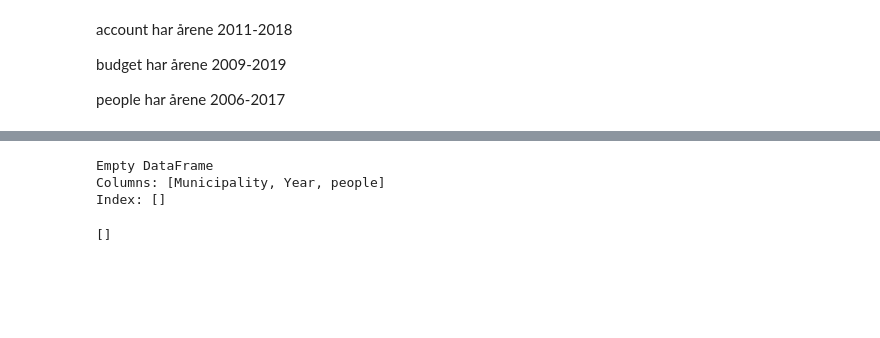
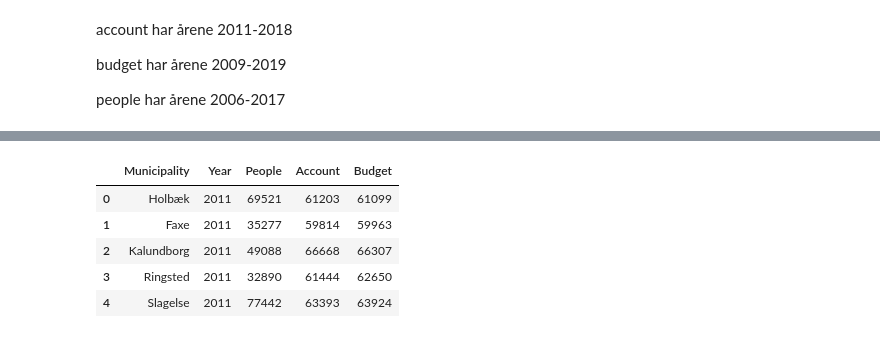
Before and after one commit to s-corfixen/projects-2019-snake-on-3310, a Jupyter notebook: Project/ny project.ipynb, the cells around one changed output, grey strips where cells are left out. Saved outputs shown, nothing was run; the diff lists cells and outputs as text; code cells hidden in the pictures; blank space fills up the shorter version.

```diff
--- a/Project/ny project.ipynb
+++ b/Project/ny project.ipynb
@@ -105,10 +45,11 @@ memory usage: 21.4+ KB
-# %%
-print(people[people["Municipality"].str.contains("Region")]==True)
-# %% [output]
-Empty DataFrame
-Columns: [Municipality, Year, people]
-Index: []
-# %%
-list(set(list(people["Municipality"]))-set(list(budget["Municipality"])))
-# %% [output]
-[]
+# %%
+merge1 = pd.merge(people, account, how="outer", on=["Municipality", "Year"])
+fullymerged = pd.merge(merge1, budget, how="outer", on=["Municipality", "Year"])
+fullymerged.head()
+# %% [output]
+|  | Municipality | Year | People | Account | Budget |
+| 0 | Holbæk | 2011 | 69521 | 61203 | 61099 |
+| 1 | Faxe | 2011 | 35277 | 59814 | 59963 |
+| 2 | Kalundborg | 2011 | 49088 | 66668 | 66307 |
+| 3 | Ringsted | 2011 | 32890 | 61444 | 62650 |
+| 4 | Slagelse | 2011 | 77442 | 63393 | 63924 |
```
Also changed, not shown: parts of 10 cells of this notebook.
